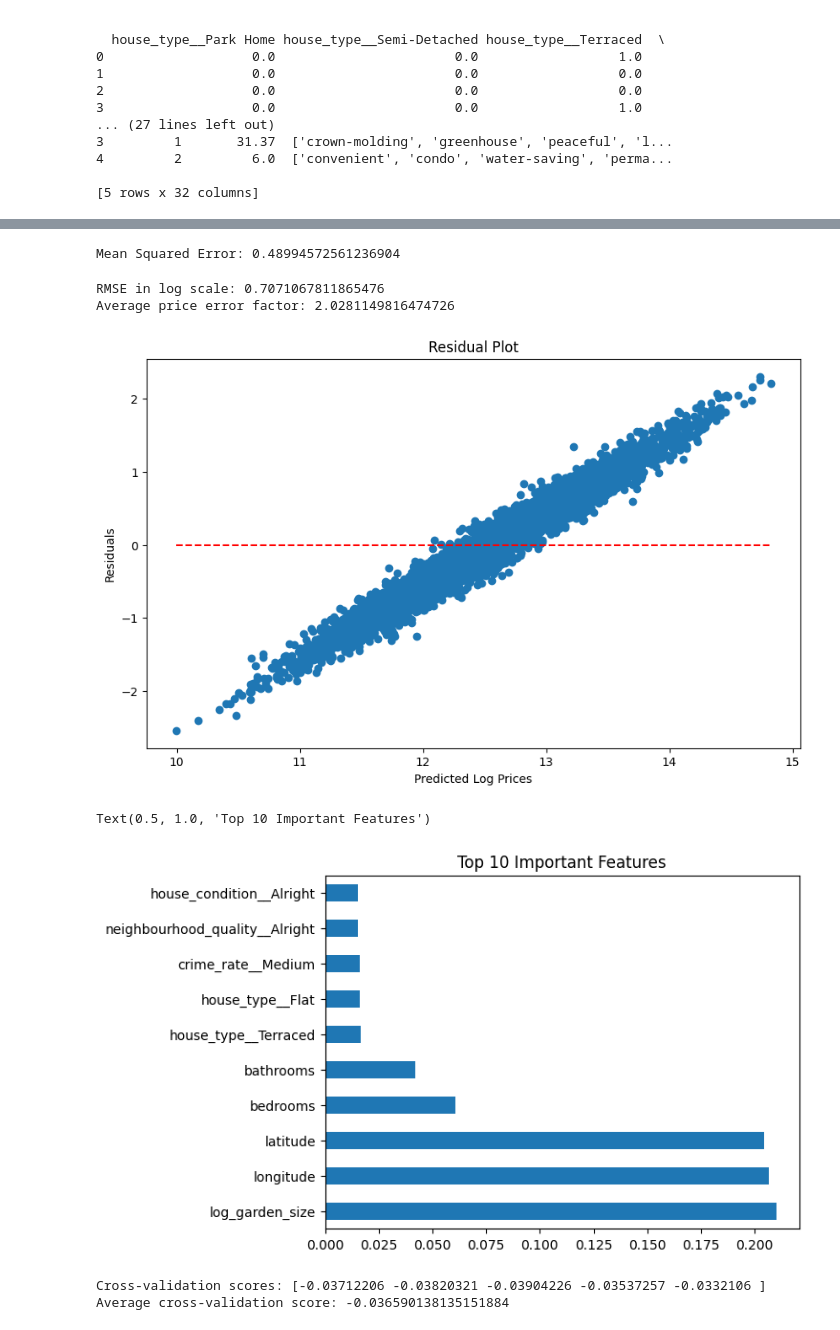
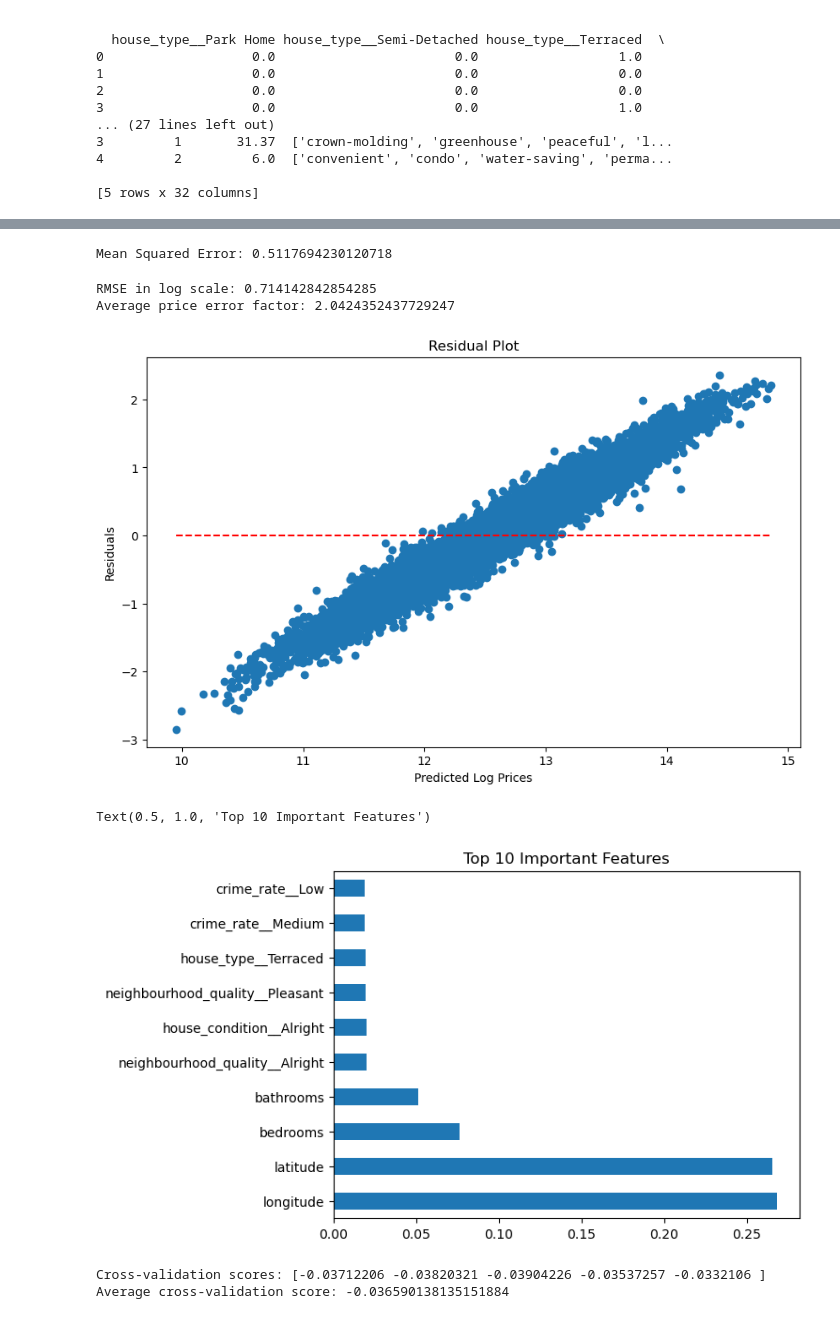
Before and after one commit to aileensiele/HouseRecommendation, a Jupyter notebook: random_forest..ipynb, the cells around one changed output, grey strips where cells are left out. Saved outputs shown, nothing was run; the diff lists cells and outputs as text; code cells hidden in the pictures.

```diff
--- a/random_forest..ipynb
+++ b/random_forest..ipynb
@@ -320,9 +363,11 @@ print("Remaining object columns:", remaining_object_columns)
 
 # drop some unncessary cilumns for the model
 df_encoded.drop(columns=['Unnamed: 0'], inplace=True)
-df_encoded.drop(columns=['price'], inplace=True)
+#df_encoded.drop(columns=['price'], inplace=True)
 df_encoded.drop(columns=['house_keywords'], inplace=True)
 df_encoded.drop(columns=['garden_size'], inplace=True)
+df_encoded.drop(columns=['log_garden_size'], inplace=True)
+
 # df_encoded.drop(columns=['latitude'], inplace=True)
 
 
@@ -389,7 +452,7 @@ X = df_encoded.drop(columns=['log_price'], axis=1)
 y = df_encoded['log_price']
 
 # Split the dataset into training and testing sets
-X_train, X_test, y_train, y_test = train_test_split(X, y, test_size=0.2, random_state=42)
+X_train, X_test, y_train, y_test = train_test_split(X, y, test_size=0.5, random_state=42)
 # %%
 # Create the model
 model = RandomForestRegressor(n_estimators=100, random_state=42)
@@ -404,36 +467,36 @@ predictions = model.predict(X_test)
 mse = mean_squared_error(y_test, predictions)
 print(f'Mean Squared Error: {mse}')
 # %% [output]
-Mean Squared Error: 0.48994572561236904
+Mean Squared Error: 0.5117694230120718
 # %%
 # Calculate RMSE in log scale
-RMSE_log = np.sqrt(0.50)
+RMSE_log = np.sqrt(0.51)
 print(f'RMSE in log scale: {RMSE_log}')
 
 # Convert RMSE from log scale to original scale to understand average error
 average_price_error = np.exp(RMSE_log)
 print(f'Average price error factor: {average_price_error}')
 
 # Residuals plot
 residuals = y_test - predictions
 plt.figure(figsize=(10, 6))
 plt.scatter(y_test, residuals)
 plt.hlines(y=0, xmin=min(y_test), xmax=max(y_test), colors='red', linestyles='--')
 plt.title('Residual Plot')
 plt.xlabel('Predicted Log Prices')
 plt.ylabel('Residuals')
 plt.show()
 
 # Feature importance
 feature_importances = pd.Series(model.feature_importances_, index=X_train.columns)
 feature_importances.nlargest(10).plot(kind='barh')
 plt.title('Top 10 Important Features')
 # %% [output]
-RMSE in log scale: 0.7071067811865476
-Average price error factor: 2.0281149816474726
+RMSE in log scale: 0.714142842854285
+Average price error factor: 2.0424352437729247
-[figure, old version]
+[figure, new version]
 Text(0.5, 1.0, 'Top 10 Important Features')
-[figure, old version]
+[figure, new version]
 # %%
 # Cross Validation Analysis
 from sklearn.model_selection import cross_val_score
```
Also changed, not shown: parts of 13 cells of this notebook, 3 other files.
